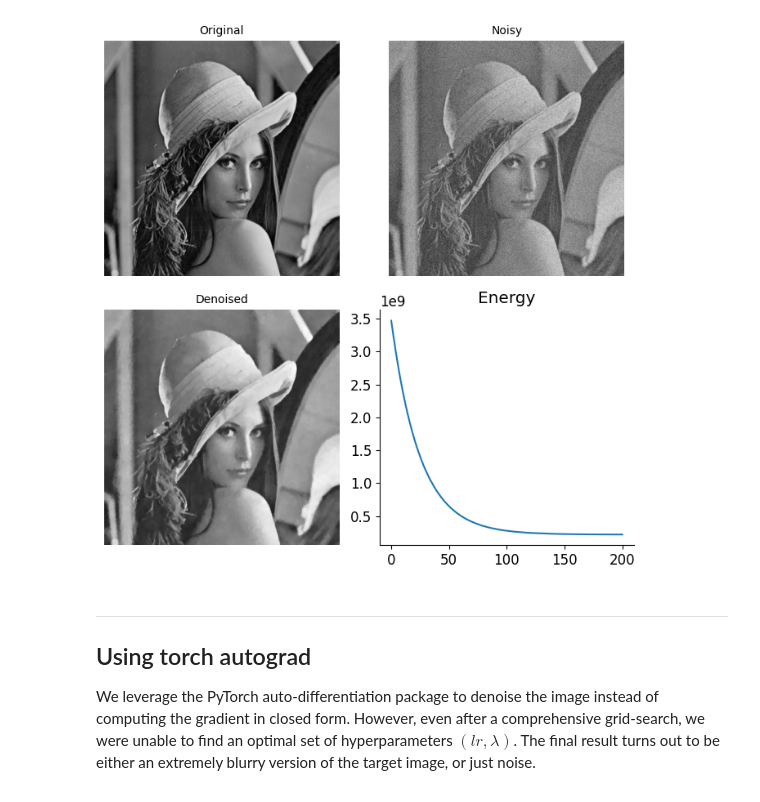
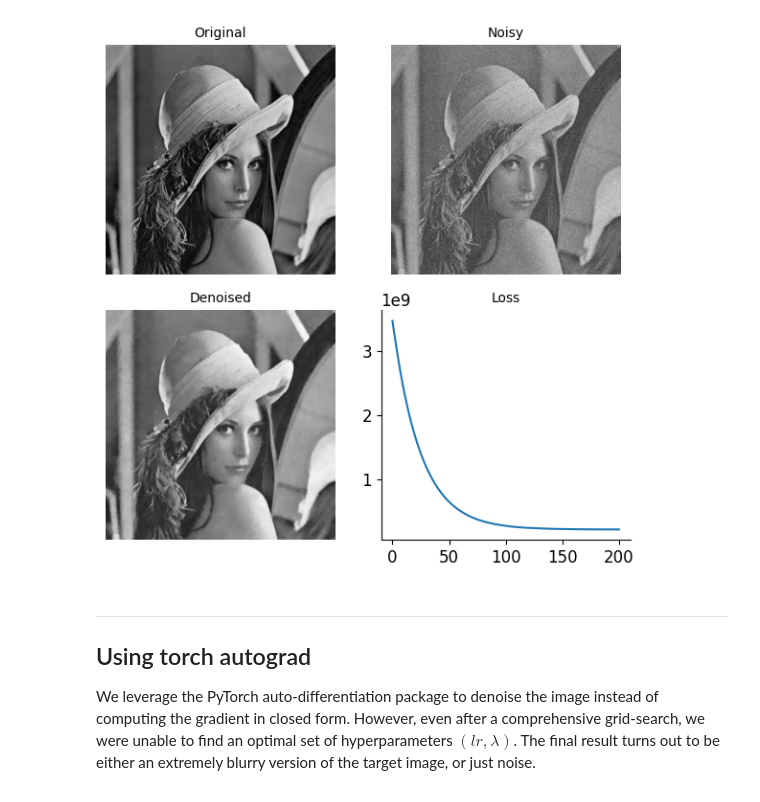
Before and after one commit to lmartinez2001/image-processing, a Jupyter notebook: 2_TV_denoising.ipynb, the cells around one changed output. Saved outputs shown, nothing was run; the diff lists cells and outputs as text; code cells hidden in the pictures.

```diff
--- a/2_TV_denoising.ipynb
+++ b/2_TV_denoising.ipynb
@@ -79,11 +81,11 @@ def gradient(im):
 
     return np.stack([grad_x, grad_y], axis=2).transpose(2, 0, 1)
 
-def random_noise(im,noise):
+def random_noise(im,sigma):
     """
     Add gaussian noise to an image
     """
-    out=im+noise*np.random.randn(*im.shape)
+    out = im + sigma*np.random.randn(*im.shape)
     return out
 
 def divergence(gx, gy):
@@ -148,16 +150,16 @@ plt.show()
 # %%
 denoised, energies = minimize_TV(im_n, lamb=50, step=0.01, n_steps=200)
-fig, axes = plt.subplots(2, 2, figsize=(7,7))
+fig, axes = plt.subplots(2, 2, figsize=(6,6))
 ax = axes.ravel()
 show_img(ax[0], im, 'Original')
 show_img(ax[1], im_n, 'Noisy')
 show_img(ax[2], denoised, 'Denoised')
 ax[3].plot(energies)
-ax[3].set_title('Energy')
+ax[3].set_title('Loss', fontsize=10)
 plt.tight_layout()
 plt.show()
 # %% [output]
-[figure, old version]
+[figure, new version]
 # %% [markdown]
 ---
 ## Using torch autograd
```
Also changed, not shown: parts of 7 cells of this notebook, 1 other file.
